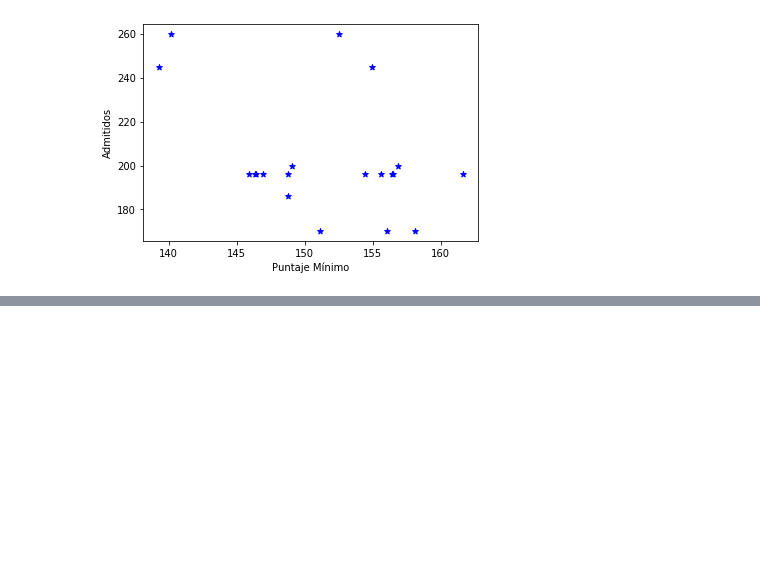
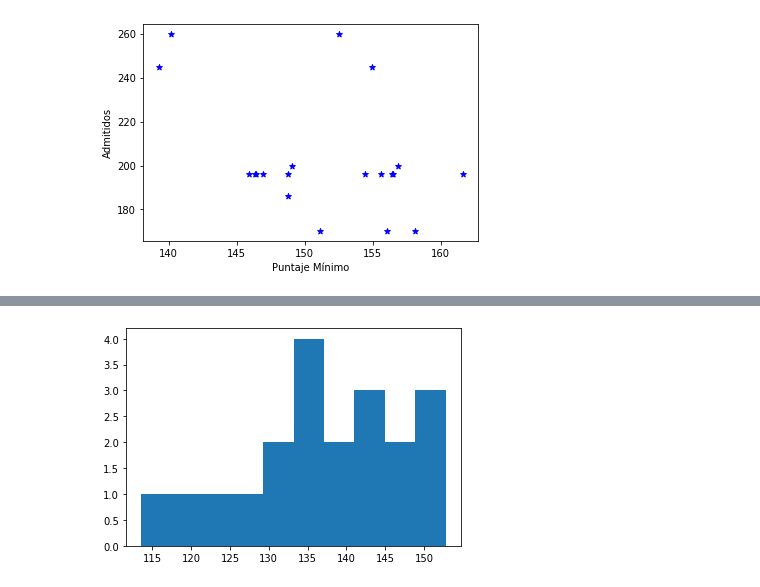
Before and after one commit to doble-eme/modelo_ingreso_udg, a Jupyter notebook: modelo_reg_lineal_udg.ipynb, the cells around one changed output, grey strips where cells are left out. Drawn from its saved outputs; the diff is of its cells as text; code cells hidden in the pictures; blank space fills up the shorter version.

```diff
--- a/modelo_reg_lineal_udg.ipynb
+++ b/modelo_reg_lineal_udg.ipynb
@@ -81,0 +153,3 @@ plt.scatter(ing_comp_df[['PUNTAJE MINIMO']],ing_comp_df[['ADMITIDOS']],color='bl
+# %%
+lic_inf_df = puntaje_minimo_df.loc[('CUCEI','LICENCIATURA EN INFORMATICA'),['ADMITIDOS','PUNTAJE MINIMO']]
+lic_inf_df
@@ -81,0 +187,5 @@ plt.scatter(ing_comp_df[['PUNTAJE MINIMO']],ing_comp_df[['ADMITIDOS']],color='bl
+# %%
+plt.hist(lic_inf_df['PUNTAJE MINIMO'], bins=10)
+plt.show()
+# %% [output]
+[figure, added]
```
Also changed, not shown: parts of 90 cells of this notebook, 6 other files.
